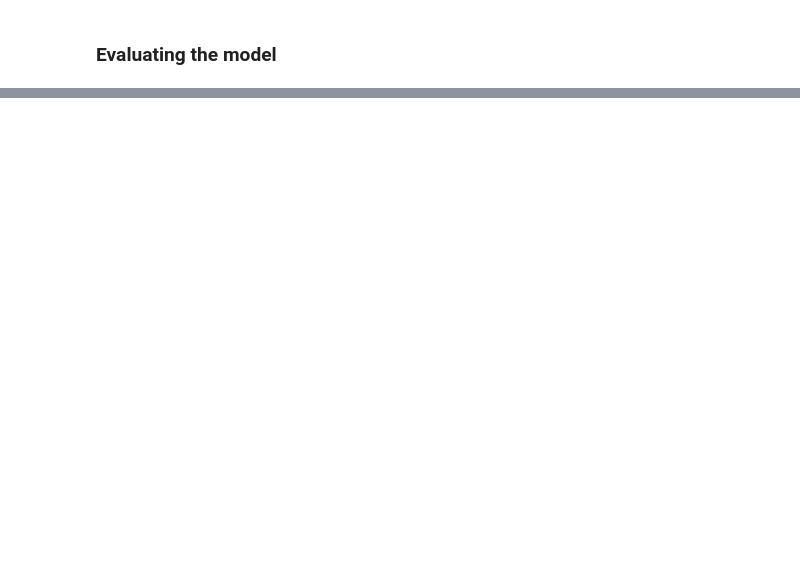
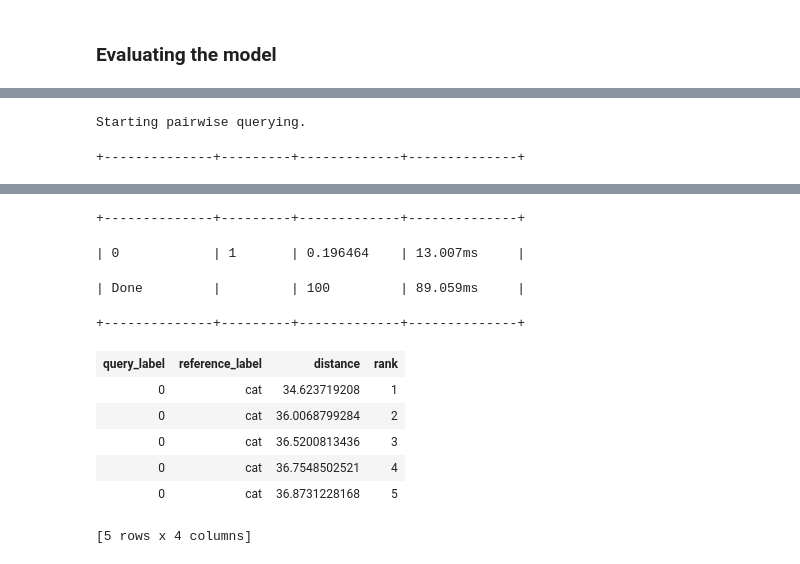
Before and after one commit to atulsingh0/MachineLearning, a Jupyter notebook: ML_UoW/Course00_MLFoundation/06_Deep_Learning.ipynb, the cells around one changed output, grey strips where cells are left out. Drawn from its saved outputs; the diff is of its cells as text; code cells hidden in the pictures; blank space fills up the shorter version.

```diff
--- a/ML_UoW/Course00_MLFoundation/06_Deep_Learning.ipynb
+++ b/ML_UoW/Course00_MLFoundation/06_Deep_Learning.ipynb
@@ -74,0 +261,14 @@ raw_pixel_model.evaluate(image_test)
+# %%
+# creating models for each category
+dog_model = gl.nearest_neighbors.create(dog,
+                                       features=['deep_features'],
+                                       label='label')
+cat_model = gl.nearest_neighbors.create(cat,
+                                       features=['deep_features'],
+                                       label='label')
+automobile_model = gl.nearest_neighbors.create(automobile,
+                                       features=['deep_features'],
+                                       label='label')
+bird_model = gl.nearest_neighbors.create(bird,
+                                       features=['deep_features'],
+                                       label='label')
@@ -74,0 +280,2 @@ raw_pixel_model.evaluate(image_test)
+# %%
+img = image_test[0:1]
@@ -74,0 +292,5 @@ raw_pixel_model.evaluate(image_test)
+# %%
+cat_model.query(img)
+# %% [output]
+Starting pairwise querying.
++--------------+---------+-------------+--------------+
@@ -74,0 +298,11 @@ raw_pixel_model.evaluate(image_test)
++--------------+---------+-------------+--------------+
+| 0            | 1       | 0.196464    | 13.007ms     |
+| Done         |         | 100         | 89.059ms     |
++--------------+---------+-------------+--------------+
+| query_label | reference_label | distance | rank |
+| 0 | cat | 34.623719208 | 1 |
+| 0 | cat | 36.0068799284 | 2 |
+| 0 | cat | 36.5200813436 | 3 |
+| 0 | cat | 36.7548502521 | 4 |
+| 0 | cat | 36.8731228168 | 5 |
+[5 rows x 4 columns]
```
Also changed, not shown: parts of 40 cells of this notebook, 1 other file.
